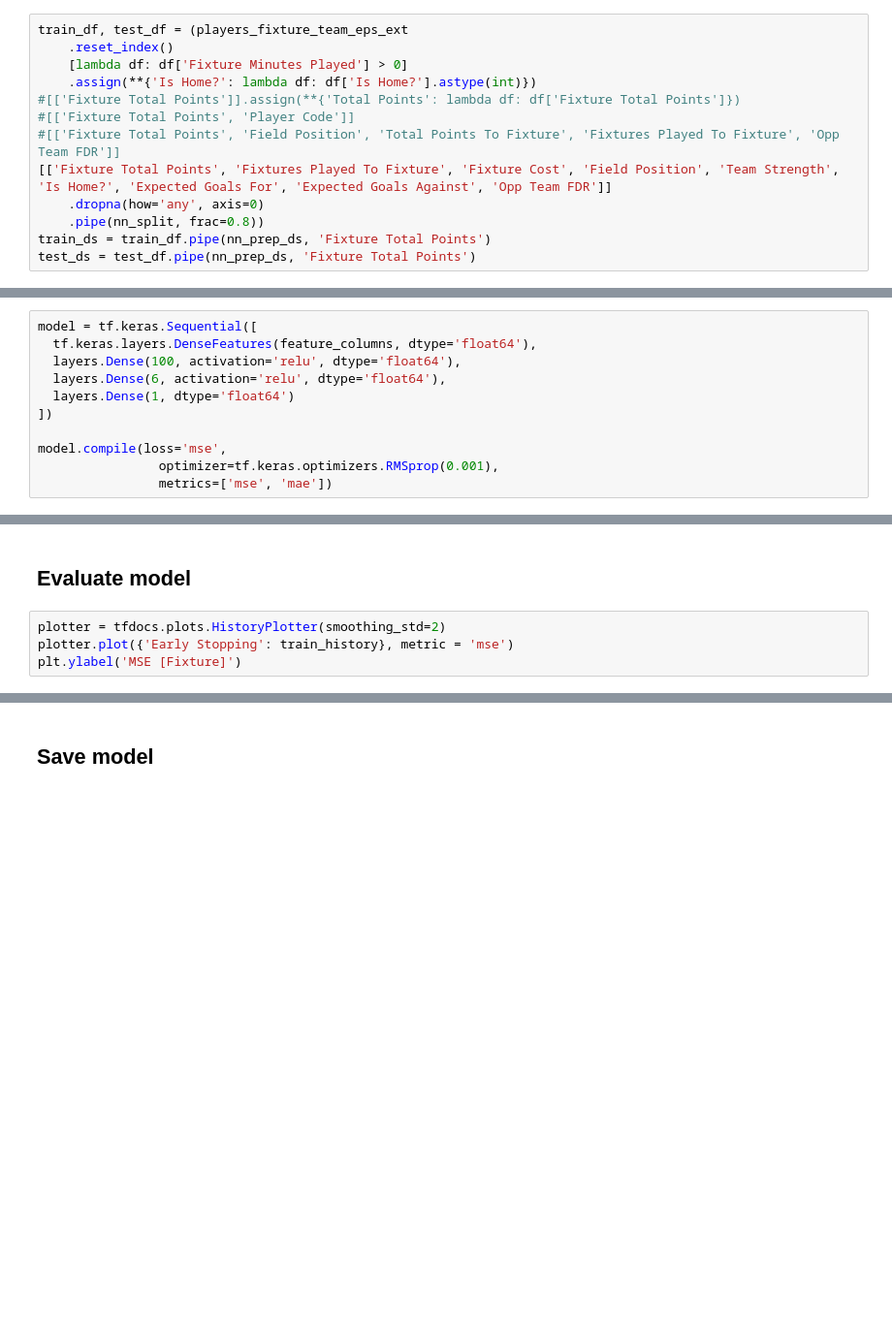
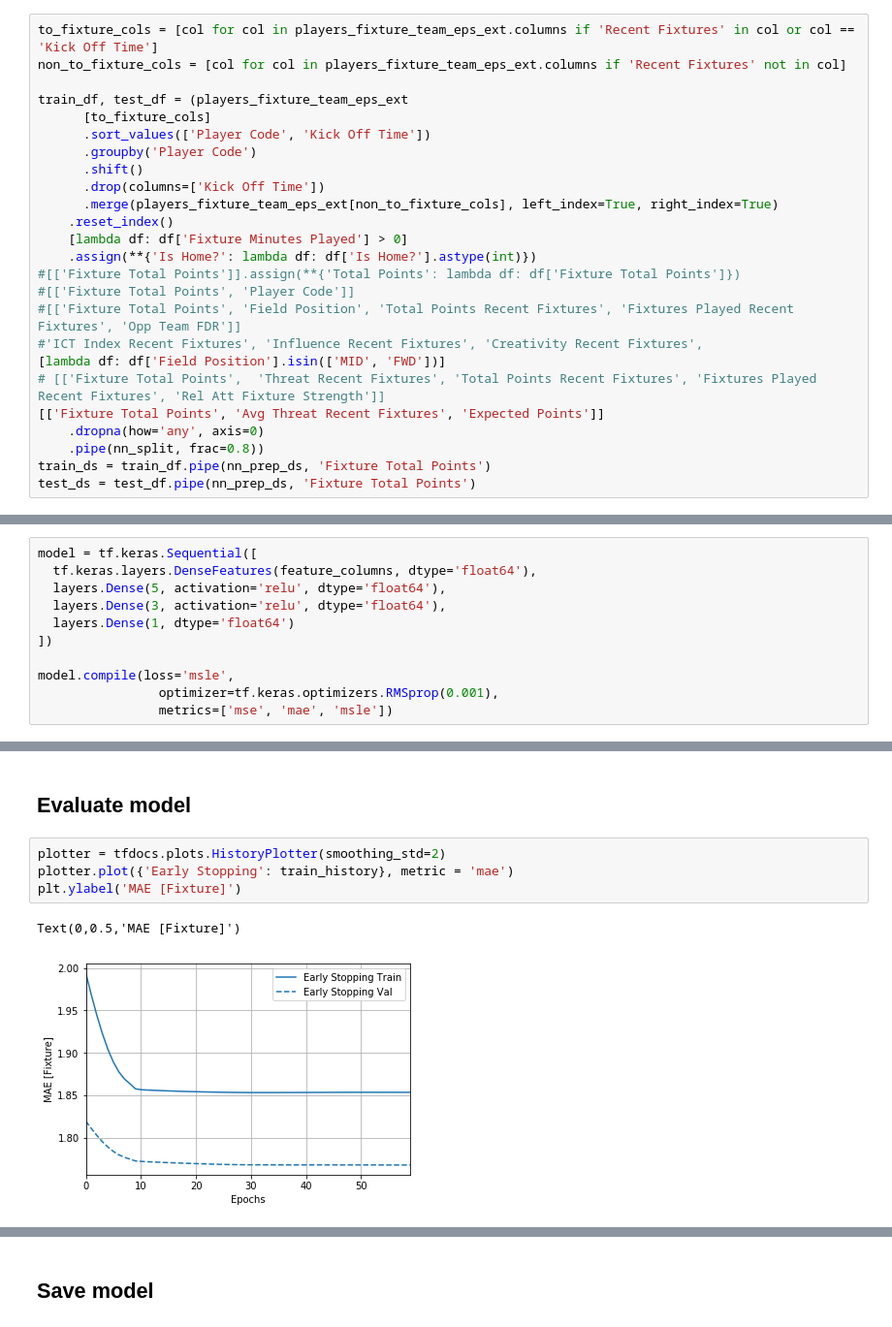
Before and after one commit to 177arc/fpl-advisor, a Jupyter notebook: train_nn_model.ipynb, the cells around one changed output, grey strips where cells are left out. Shown: that part at 97% size. Saved outputs shown, nothing was run; the diff lists cells and outputs as text; blank space fills up the shorter version.

```diff
--- a/train_nn_model.ipynb
+++ b/train_nn_model.ipynb
@@ -49,12 +70,24 @@ players_fixture_team_eps_ext.head(5)
 # %%
+to_fixture_cols = [col for col in players_fixture_team_eps_ext.columns if 'Recent Fixtures' in col or col == 'Kick Off Time']
+non_to_fixture_cols = [col for col in players_fixture_team_eps_ext.columns if 'Recent Fixtures' not in col]
+
 train_df, test_df = (players_fixture_team_eps_ext
+      [to_fixture_cols]
+      .sort_values(['Player Code', 'Kick Off Time'])
+      .groupby('Player Code')
+      .shift()
+      .drop(columns=['Kick Off Time'])
+      .merge(players_fixture_team_eps_ext[non_to_fixture_cols], left_index=True, right_index=True)
     .reset_index()
     [lambda df: df['Fixture Minutes Played'] > 0]
     .assign(**{'Is Home?': lambda df: df['Is Home?'].astype(int)})
 #[['Fixture Total Points']].assign(**{'Total Points': lambda df: df['Fixture Total Points']})
 #[['Fixture Total Points', 'Player Code']]
-#[['Fixture Total Points', 'Field Position', 'Total Points To Fixture', 'Fixtures Played To Fixture', 'Opp Team FDR']]
-[['Fixture Total Points', 'Fixtures Played To Fixture', 'Fixture Cost', 'Field Position', 'Team Strength', 'Is Home?', 'Expected Goals For', 'Expected Goals Against', 'Opp Team FDR']]
+#[['Fixture Total Points', 'Field Position', 'Total Points Recent Fixtures', 'Fixtures Played Recent Fixtures', 'Opp Team FDR']]
+#'ICT Index Recent Fixtures', 'Influence Recent Fixtures', 'Creativity Recent Fixtures',
+[lambda df: df['Field Position'].isin(['MID', 'FWD'])]
+# [['Fixture Total Points',  'Threat Recent Fixtures', 'Total Points Recent Fixtures', 'Fixtures Played Recent Fixtures', 'Rel Att Fixture Strength']]
+[['Fixture Total Points', 'Avg Threat Recent Fixtures', 'Expected Points']]
     .dropna(how='any', axis=0)
     .pipe(nn_split, frac=0.8))
 train_ds = train_df.pipe(nn_prep_ds, 'Fixture Total Points')
@@ -79,14 +112,14 @@ Here we create a neural network with four layers. Although ultimately the mean
 # %%
 model = tf.keras.Sequential([
   tf.keras.layers.DenseFeatures(feature_columns, dtype='float64'),
-  layers.Dense(100, activation='relu', dtype='float64'),
-  layers.Dense(6, activation='relu', dtype='float64'),
+  layers.Dense(5, activation='relu', dtype='float64'),
+  layers.Dense(3, activation='relu', dtype='float64'),
   layers.Dense(1, dtype='float64')
 ])
 
-model.compile(loss='mse',
+model.compile(loss='msle',
                 optimizer=tf.keras.optimizers.RMSprop(0.001),
-                metrics=['mse', 'mae'])
+                metrics=['mse', 'mae', 'msle'])
 # %% [markdown]
 ## Train model
 # %%
@@ -101,8 +152,11 @@ train_history = model.fit(train_ds,
 ## Evaluate model
 # %%
 plotter = tfdocs.plots.HistoryPlotter(smoothing_std=2)
-plotter.plot({'Early Stopping': train_history}, metric = 'mse')
-plt.ylabel('MSE [Fixture]')
+plotter.plot({'Early Stopping': train_history}, metric = 'mae')
+plt.ylabel('MAE [Fixture]')
+# %% [output]
+Text(0,0.5,'MAE [Fixture]')
+[figure, added]
 # %%
 test_predictions = model.predict(test_ds).flatten()
 a = plt.axes(aspect='equal')
```
Also changed, not shown: parts of 5 cells of this notebook, 1 other file.
